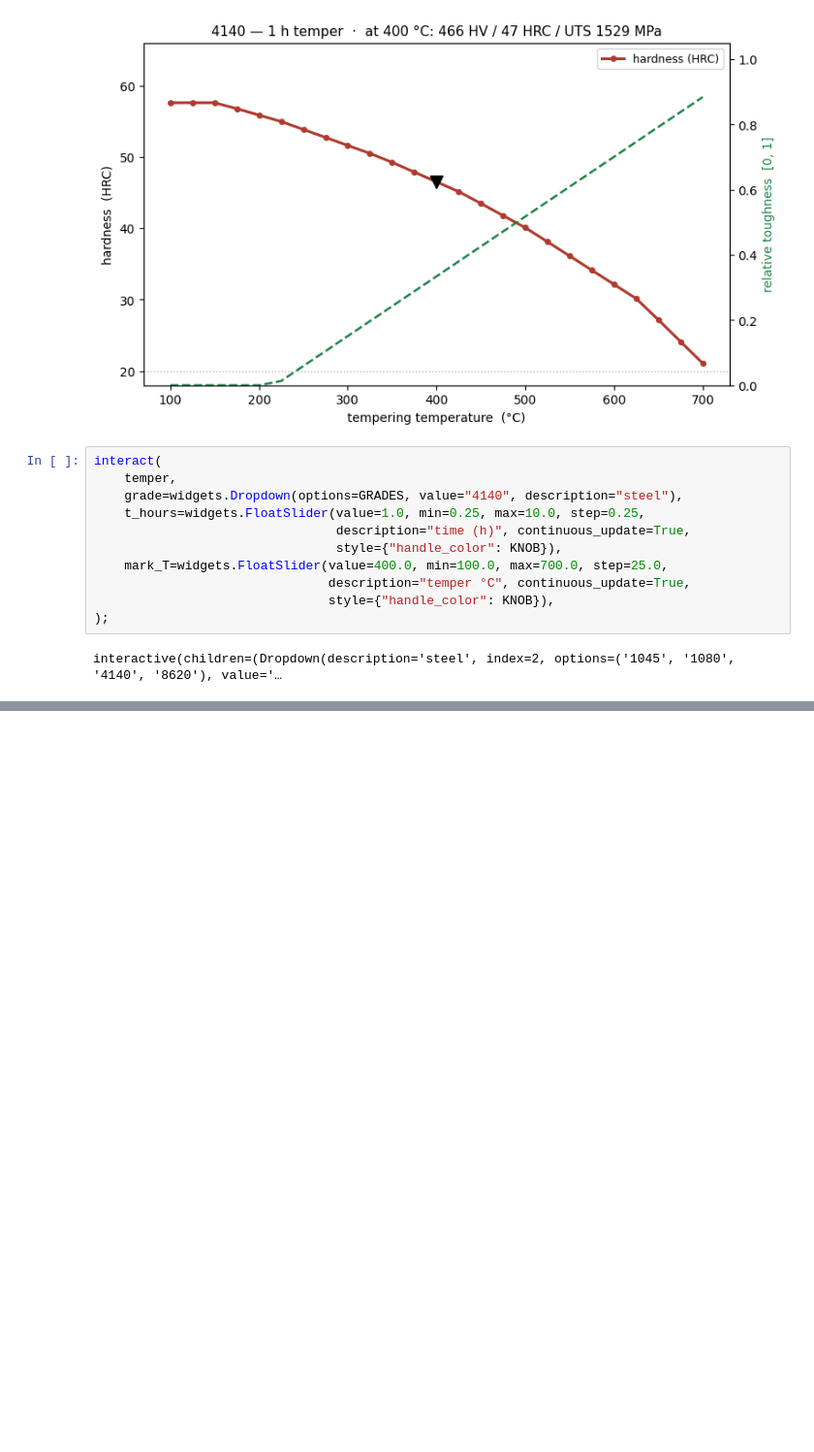
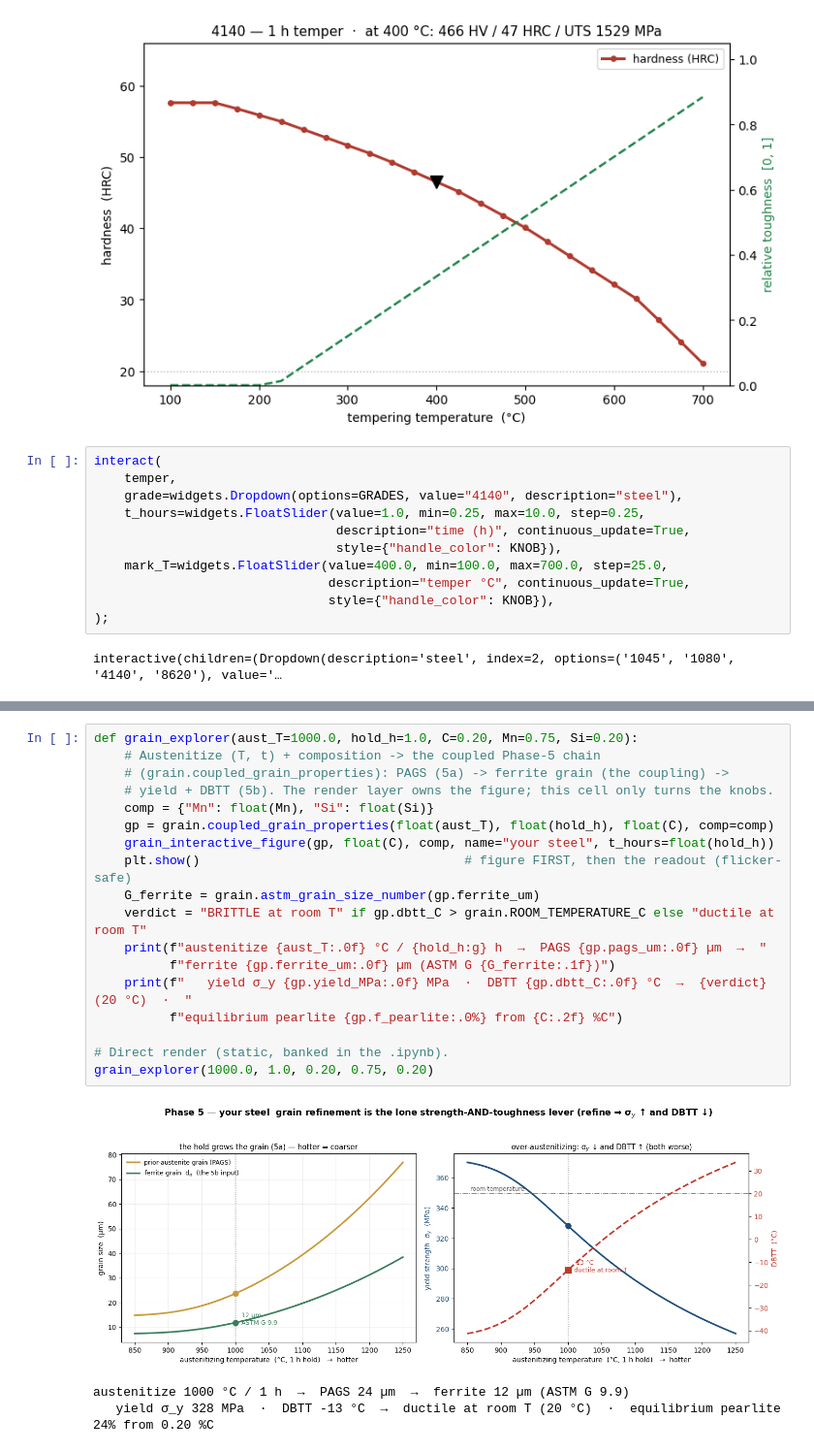
Before and after one commit to BoykoNeov/steel-sim, a Jupyter notebook: steel/steel.ipynb, the cells around one changed output, grey strips where cells are left out. Shown at 97% size. Drawn from its saved outputs; the diff is of its cells as text; blank space fills up the shorter version.

```diff
--- a/steel/steel.ipynb
+++ b/steel/steel.ipynb
@@ -389,0 +425,22 @@ interactive(children=(Dropdown(description='steel', index=2, options=('1045', '1
+# %%
+def grain_explorer(aust_T=1000.0, hold_h=1.0, C=0.20, Mn=0.75, Si=0.20):
+    # Austenitize (T, t) + composition -> the coupled Phase-5 chain
+    # (grain.coupled_grain_properties): PAGS (5a) -> ferrite grain (the coupling) ->
+    # yield + DBTT (5b). The render layer owns the figure; this cell only turns the knobs.
+    comp = {"Mn": float(Mn), "Si": float(Si)}
+    gp = grain.coupled_grain_properties(float(aust_T), float(hold_h), float(C), comp=comp)
+    grain_interactive_figure(gp, float(C), comp, name="your steel", t_hours=float(hold_h))
+    plt.show()                                   # figure FIRST, then the readout (flicker-safe)
+    G_ferrite = grain.astm_grain_size_number(gp.ferrite_um)
+    verdict = "BRITTLE at room T" if gp.dbtt_C > grain.ROOM_TEMPERATURE_C else "ductile at room T"
+    print(f"austenitize {aust_T:.0f} °C / {hold_h:g} h  →  PAGS {gp.pags_um:.0f} µm  →  "
+          f"ferrite {gp.ferrite_um:.0f} µm (ASTM G {G_ferrite:.1f})")
+    print(f"   yield σ_y {gp.yield_MPa:.0f} MPa  ·  DBTT {gp.dbtt_C:.0f} °C  →  {verdict} (20 °C)  ·  "
+          f"equilibrium pearlite {gp.f_pearlite:.0%} from {C:.2f} %C")
+
+# Direct render (static, banked in the .ipynb).
+grain_explorer(1000.0, 1.0, 0.20, 0.75, 0.20)
+# %% [output]
+[figure, added]
+austenitize 1000 °C / 1 h  →  PAGS 24 µm  →  ferrite 12 µm (ASTM G 9.9)
+   yield σ_y 328 MPa  ·  DBTT -13 °C  →  ductile at room T (20 °C)  ·  equilibrium pearlite 24% from 0.20 %C
```
Also changed, not shown: parts of 7 cells of this notebook, 6 other files.
